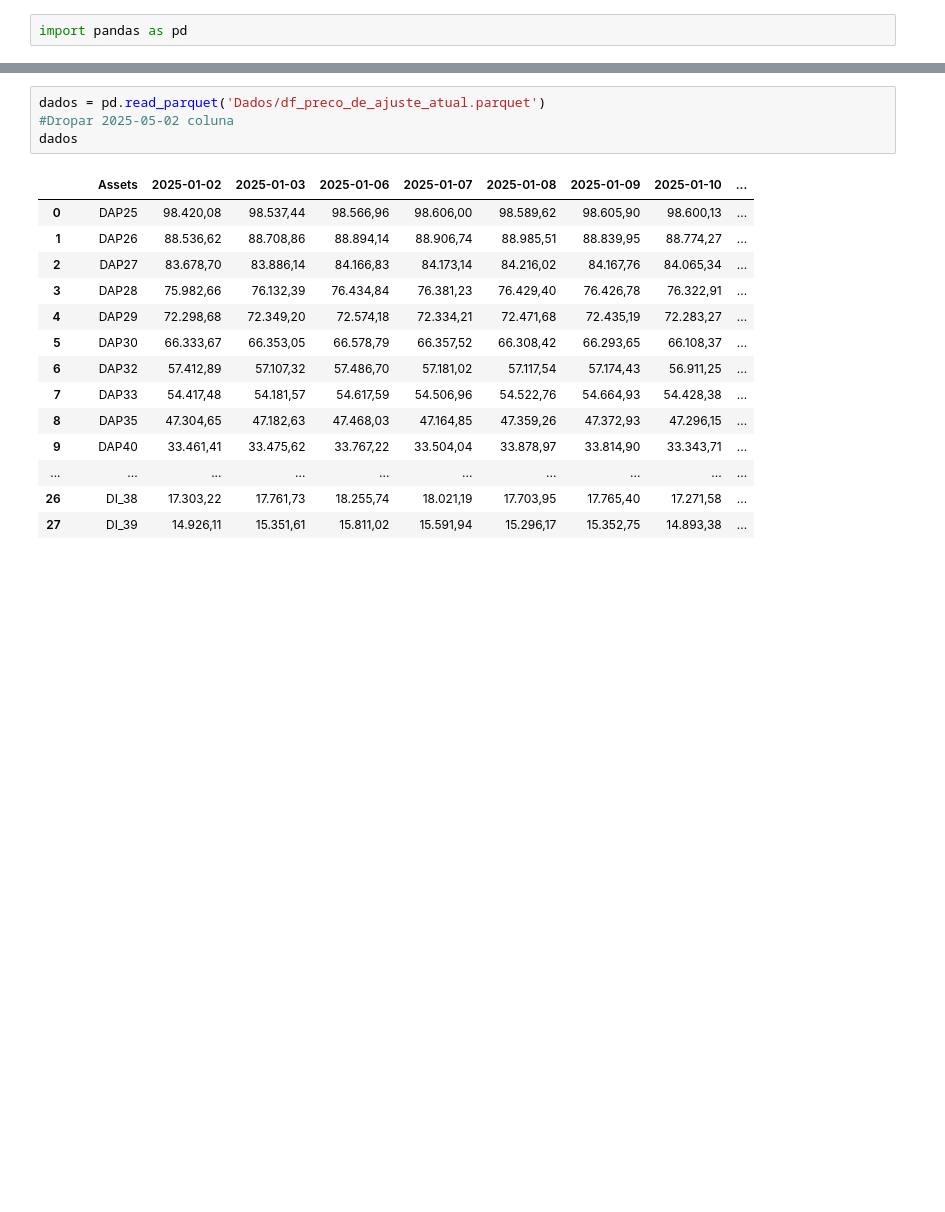
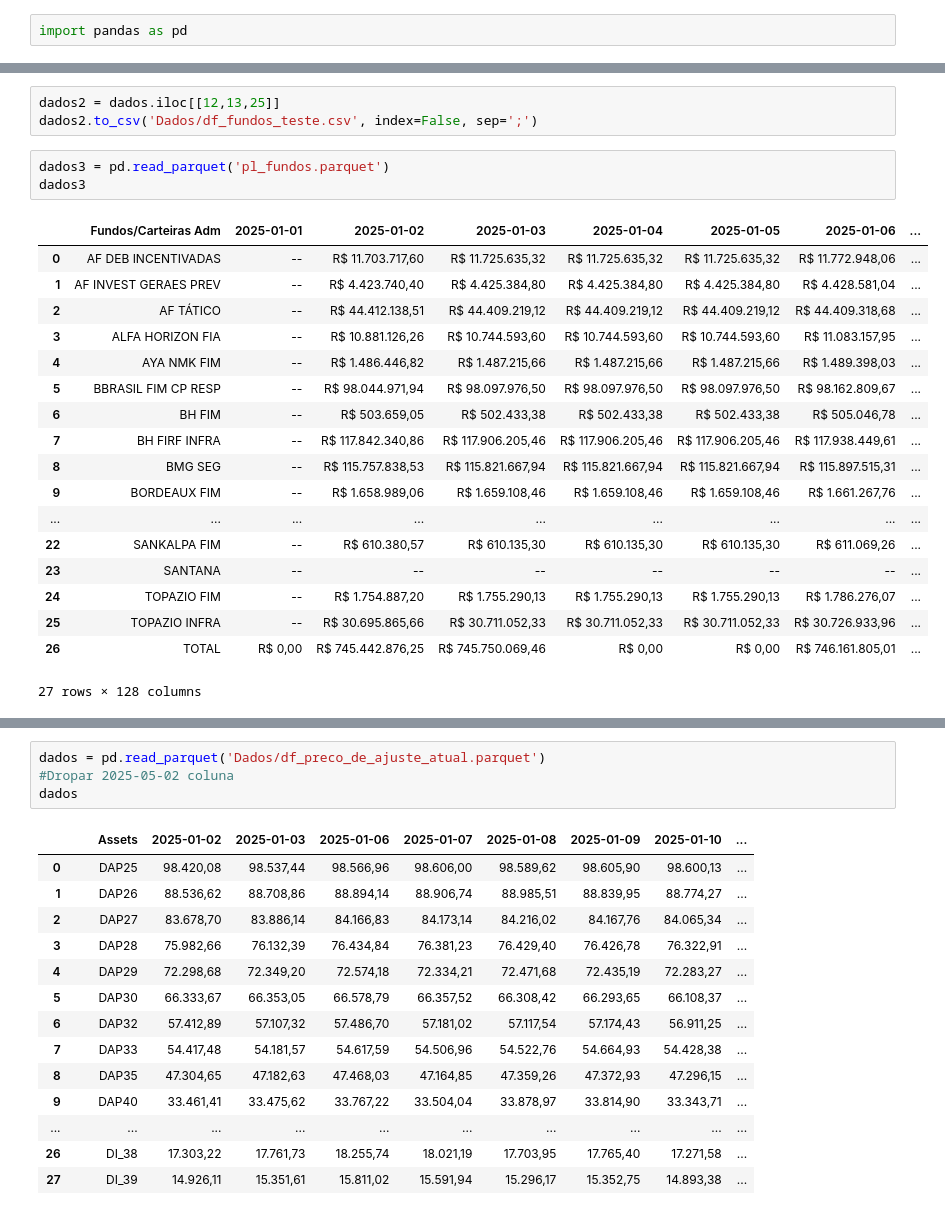
Before and after one commit to AFINVEST/Projeto-Gestao-Risco, a Jupyter notebook: teste.ipynb, the cells around one changed output, grey strips where cells are left out. Cells and saved outputs as stored; diff of their text form; blank space fills up the shorter version.

```diff
--- a/teste.ipynb
+++ b/teste.ipynb
@@ -2,0 +26,25 @@ import pandas as pd
+# %%
+dados2 = dados.iloc[[12,13,25]]
+dados2.to_csv('Dados/df_fundos_teste.csv', index=False, sep=';')
+# %%
+dados3 = pd.read_parquet('pl_fundos.parquet')
+dados3
+# %% [output]
+|  | Fundos/Carteiras Adm | 2025-01-01 | 2025-01-02 | 2025-01-03 | 2025-01-04 | 2025-01-05 | 2025-01-06 | ... |
+| 0 | AF DEB INCENTIVADAS | -- | R$ 11.703.717,60 | R$ 11.725.635,32 | R$ 11.725.635,32 | R$ 11.725.635,32 | R$ 11.772.948,06 | ... |
+| 1 | AF INVEST GERAES PREV | -- | R$ 4.423.740,40 | R$ 4.425.384,80 | R$ 4.425.384,80 | R$ 4.425.384,80 | R$ 4.428.581,04 | ... |
+| 2 | AF TÁTICO | -- | R$ 44.412.138,51 | R$ 44.409.219,12 | R$ 44.409.219,12 | R$ 44.409.219,12 | R$ 44.409.318,68 | ... |
+| 3 | ALFA HORIZON FIA | -- | R$ 10.881.126,26 | R$ 10.744.593,60 | R$ 10.744.593,60 | R$ 10.744.593,60 | R$ 11.083.157,95 | ... |
+| 4 | AYA NMK FIM | -- | R$ 1.486.446,82 | R$ 1.487.215,66 | R$ 1.487.215,66 | R$ 1.487.215,66 | R$ 1.489.398,03 | ... |
+| 5 | BBRASIL FIM CP RESP | -- | R$ 98.044.971,94 | R$ 98.097.976,50 | R$ 98.097.976,50 | R$ 98.097.976,50 | R$ 98.162.809,67 | ... |
+| 6 | BH FIM | -- | R$ 503.659,05 | R$ 502.433,38 | R$ 502.433,38 | R$ 502.433,38 | R$ 505.046,78 | ... |
+| 7 | BH FIRF INFRA | -- | R$ 117.842.340,86 | R$ 117.906.205,46 | R$ 117.906.205,46 | R$ 117.906.205,46 | R$ 117.938.449,61 | ... |
+| 8 | BMG SEG | -- | R$ 115.757.838,53 | R$ 115.821.667,94 | R$ 115.821.667,94 | R$ 115.821.667,94 | R$ 115.897.515,31 | ... |
+| 9 | BORDEAUX FIM | -- | R$ 1.658.989,06 | R$ 1.659.108,46 | R$ 1.659.108,46 | R$ 1.659.108,46 | R$ 1.661.267,76 | ... |
+| ... | ... | ... | ... | ... | ... | ... | ... | ... |
+| 22 | SANKALPA FIM | -- | R$ 610.380,57 | R$ 610.135,30 | R$ 610.135,30 | R$ 610.135,30 | R$ 611.069,26 | ... |
+| 23 | SANTANA | -- | -- | -- | -- | -- | -- | ... |
+| 24 | TOPAZIO FIM | -- | R$ 1.754.887,20 | R$ 1.755.290,13 | R$ 1.755.290,13 | R$ 1.755.290,13 | R$ 1.786.276,07 | ... |
+| 25 | TOPAZIO INFRA | -- | R$ 30.695.865,66 | R$ 30.711.052,33 | R$ 30.711.052,33 | R$ 30.711.052,33 | R$ 30.726.933,96 | ... |
+| 26 | TOTAL | R$ 0,00 | R$ 745.442.876,25 | R$ 745.750.069,46 | R$ 0,00 | R$ 0,00 | R$ 746.161.805,01 | ... |
+27 rows × 128 columns
```
Also changed, not shown: parts of 2 cells of this notebook, 23 other files.
